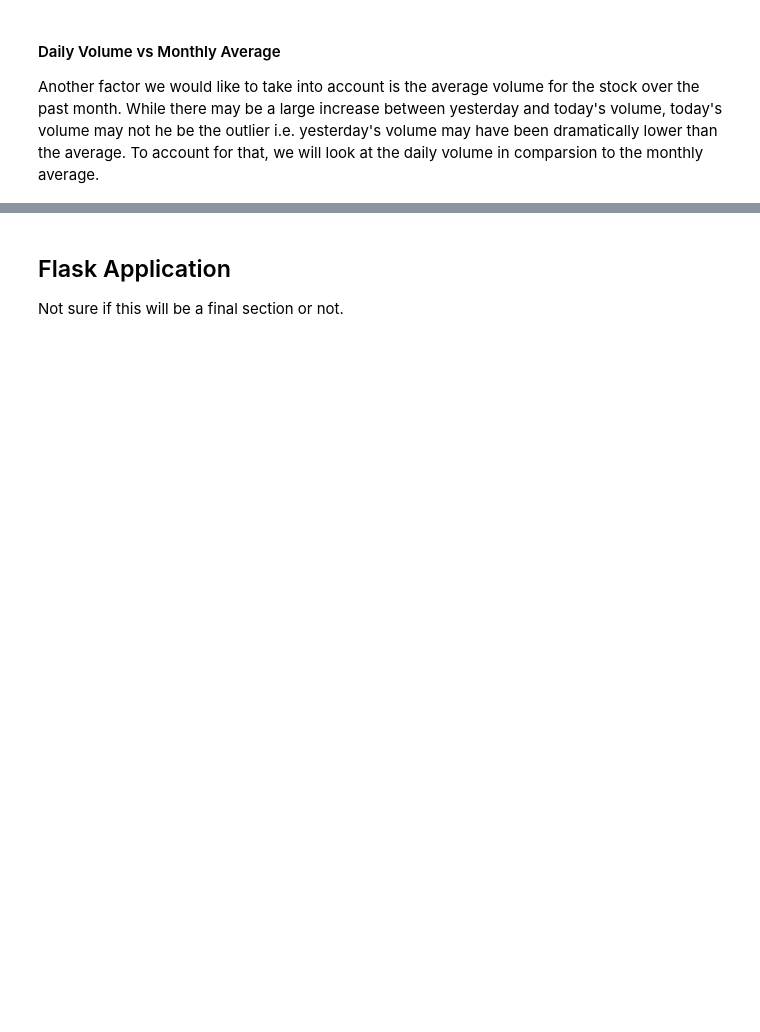
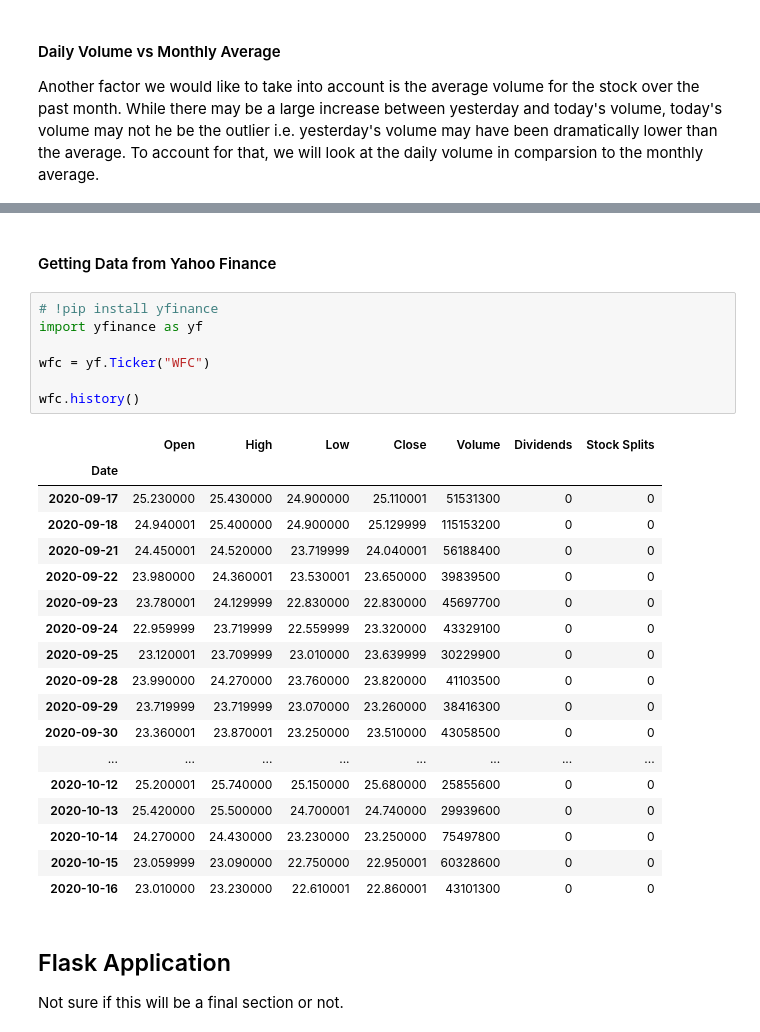
Before and after one commit to WDB40/data-processing-python, a Jupyter notebook: stock_volume_to_price_analysis.ipynb, the cells around one changed output, grey strips where cells are left out. Cells and saved outputs as stored; diff of their text form; blank space fills up the shorter version.

Commit message:
Added price analysis, model building, and started use of yahoo finance

```diff
--- a/stock_volume_to_price_analysis.ipynb
+++ b/stock_volume_to_price_analysis.ipynb
@@ -136,3 +360,31 @@ stock_data[["Volume","1M Avg Vol", "Monthly Vol vs Daily Vol"]]
+# %% [markdown]
+<h4>Getting Data from Yahoo Finance</h4>
+# %%
+# !pip install yfinance
+import yfinance as yf
+
+wfc = yf.Ticker("WFC")
+
+wfc.history()
+# %% [output]
+|  | Open | High | Low | Close | Volume | Dividends | Stock Splits |
+| Date |  |  |  |  |  |  |  |
+| 2020-09-17 | 25.230000 | 25.430000 | 24.900000 | 25.110001 | 51531300 | 0 | 0 |
+| 2020-09-18 | 24.940001 | 25.400000 | 24.900000 | 25.129999 | 115153200 | 0 | 0 |
+| 2020-09-21 | 24.450001 | 24.520000 | 23.719999 | 24.040001 | 56188400 | 0 | 0 |
+| 2020-09-22 | 23.980000 | 24.360001 | 23.530001 | 23.650000 | 39839500 | 0 | 0 |
+| 2020-09-23 | 23.780001 | 24.129999 | 22.830000 | 22.830000 | 45697700 | 0 | 0 |
+| 2020-09-24 | 22.959999 | 23.719999 | 22.559999 | 23.320000 | 43329100 | 0 | 0 |
+| 2020-09-25 | 23.120001 | 23.709999 | 23.010000 | 23.639999 | 30229900 | 0 | 0 |
+| 2020-09-28 | 23.990000 | 24.270000 | 23.760000 | 23.820000 | 41103500 | 0 | 0 |
+| 2020-09-29 | 23.719999 | 23.719999 | 23.070000 | 23.260000 | 38416300 | 0 | 0 |
+| 2020-09-30 | 23.360001 | 23.870001 | 23.250000 | 23.510000 | 43058500 | 0 | 0 |
+| ... | ... | ... | ... | ... | ... | ... | ... |
+| 2020-10-12 | 25.200001 | 25.740000 | 25.150000 | 25.680000 | 25855600 | 0 | 0 |
+| 2020-10-13 | 25.420000 | 25.500000 | 24.700001 | 24.740000 | 29939600 | 0 | 0 |
+| 2020-10-14 | 24.270000 | 24.430000 | 23.230000 | 23.250000 | 75497800 | 0 | 0 |
+| 2020-10-15 | 23.059999 | 23.090000 | 22.750000 | 22.950001 | 60328600 | 0 | 0 |
+| 2020-10-16 | 23.010000 | 23.230000 | 22.610001 | 22.860001 | 43101300 | 0 | 0 |
 # %% [markdown]
 <h2>Flask Application</h2>
 Not sure if this will be a final section or not.
```
Also changed, not shown: parts of 32 cells of this notebook, 1 other file.
